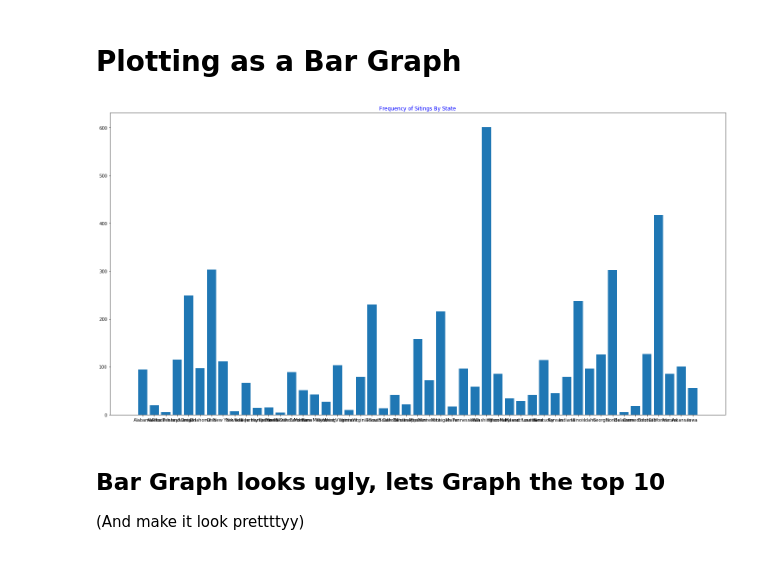
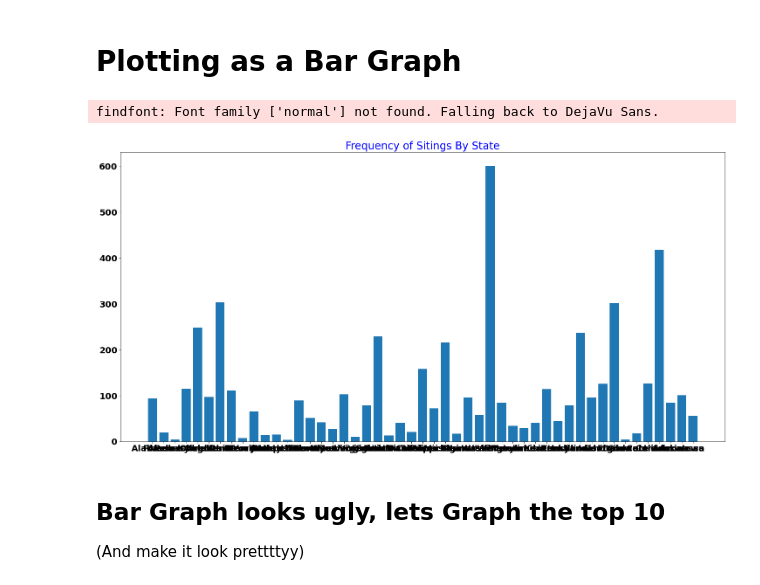
Before and after one commit to tarmacjupiter/bigfoot_opendata, a Jupyter notebook: BigFoot.ipynb, the cells around one changed output. Saved outputs shown, nothing was run; the diff lists cells and outputs as text; code cells hidden in the pictures.

```diff
--- a/BigFoot.ipynb
+++ b/BigFoot.ipynb
@@ -143,18 +143,19 @@ plt.show()
 # %%
 # Adjusting default configurations
 plt.rcParams["figure.figsize"] = [20.50, 10.50]
 plt.rcParams["figure.autolayout"] = True
 plt.rcParams["text.color"] = "blue"
 
 # Text settings
-font = {"family": "normal", "weight": "light", "size": 10, "rotation": "vertical"}
+font = {"weight": "light", "size": 10, "rotation": "vertical"}
 
 plt.title("Frequency of Sitings By State")
 
 plt.bar(state_freq.keys(), state_freq.values())
 plt.show()
 # %% [output]
+findfont: Font family ['normal'] not found. Falling back to DejaVu Sans.
-[figure, old version]
+[figure, new version]
 # %% [markdown]
 <h2>Bar Graph looks ugly, lets Graph the top 10</h2>
 <p>(And make it look prettttyy)</p>
```
Also changed, not shown: parts of 23 cells of this notebook.
